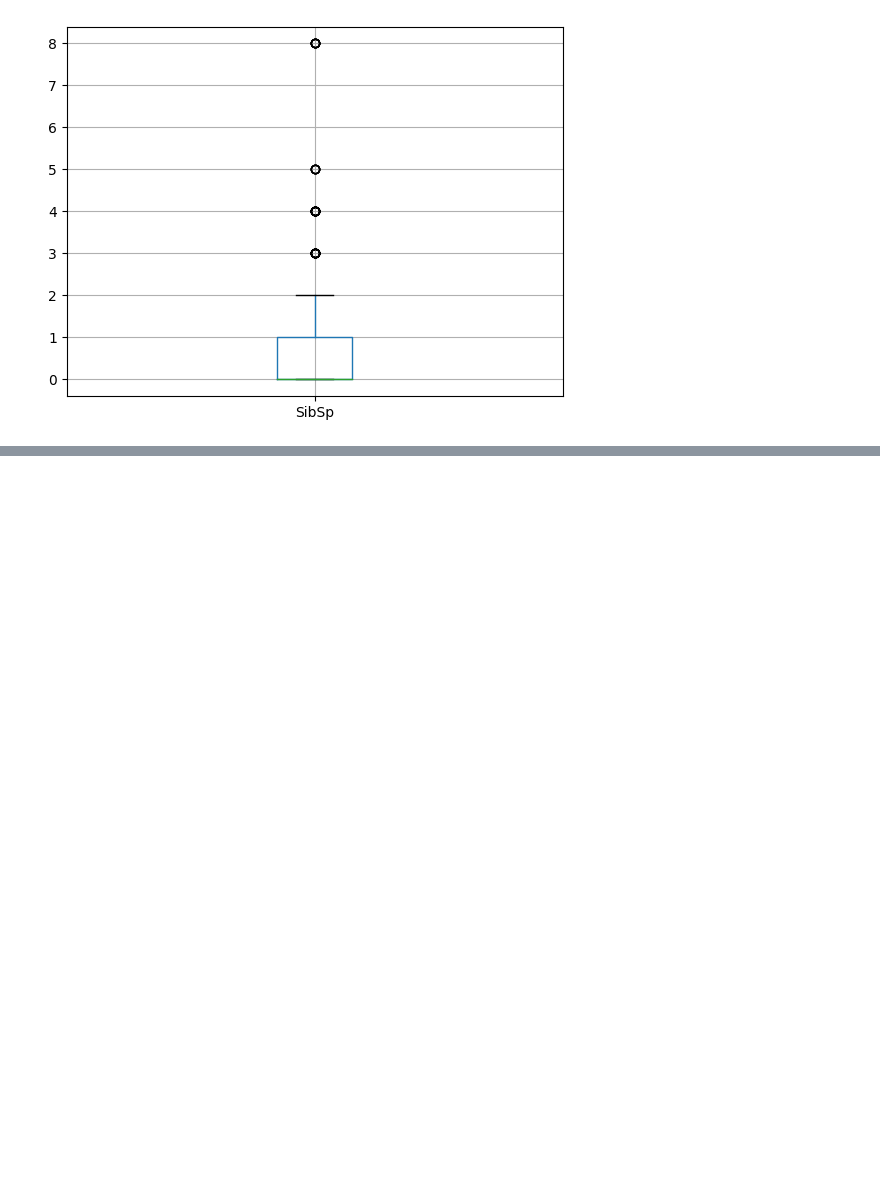
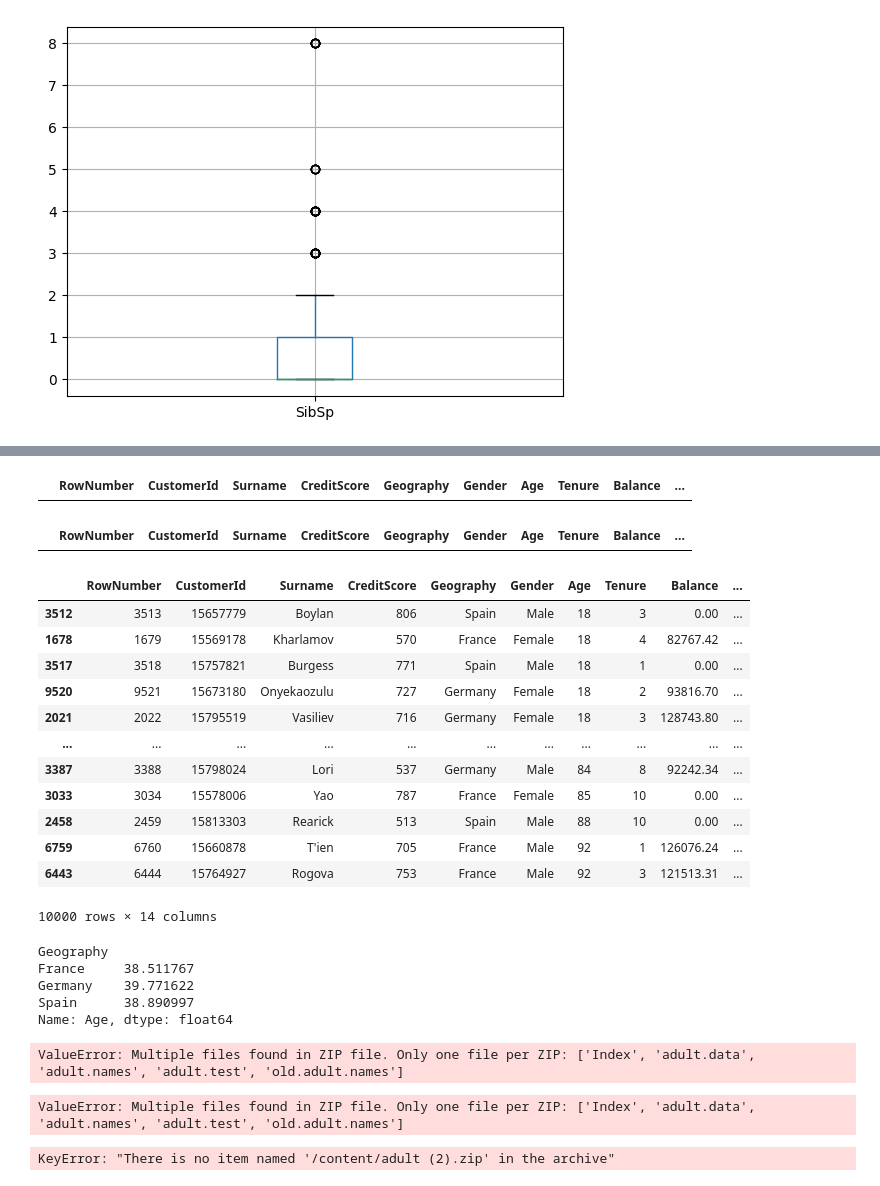
Before and after one commit to kalki81000/python, a Jupyter notebook: Untitled13.ipynb, the cells around one changed output, grey strips where cells are left out. Saved outputs shown, nothing was run; the diff lists cells and outputs as text; code cells hidden in the pictures; blank space fills up the shorter version.

```diff
--- a/Untitled13.ipynb
+++ b/Untitled13.ipynb
@@ -966,0 +1036,64 @@ df2.boxplot('SibSp')
+# %%
+data = df[(['Geography'] == 'France') & (df['Gender'] == 'Male')]
+data.head()
+# %% [output]
+|  | RowNumber | CustomerId | Surname | CreditScore | Geography | Gender | Age | Tenure | Balance | ... |
+# %%
+data
+# %% [output]
+|  | RowNumber | CustomerId | Surname | CreditScore | Geography | Gender | Age | Tenure | Balance | ... |
+# %%
+df.sort_values('Age')
+# %% [output]
+|  | RowNumber | CustomerId | Surname | CreditScore | Geography | Gender | Age | Tenure | Balance | ... |
+| 3512 | 3513 | 15657779 | Boylan | 806 | Spain | Male | 18 | 3 | 0.00 | ... |
+| 1678 | 1679 | 15569178 | Kharlamov | 570 | France | Female | 18 | 4 | 82767.42 | ... |
+| 3517 | 3518 | 15757821 | Burgess | 771 | Spain | Male | 18 | 1 | 0.00 | ... |
+| 9520 | 9521 | 15673180 | Onyekaozulu | 727 | Germany | Female | 18 | 2 | 93816.70 | ... |
+| 2021 | 2022 | 15795519 | Vasiliev | 716 | Germany | Female | 18 | 3 | 128743.80 | ... |
+| ... | ... | ... | ... | ... | ... | ... | ... | ... | ... | ... |
+| 3387 | 3388 | 15798024 | Lori | 537 | Germany | Male | 84 | 8 | 92242.34 | ... |
+| 3033 | 3034 | 15578006 | Yao | 787 | France | Female | 85 | 10 | 0.00 | ... |
+| 2458 | 2459 | 15813303 | Rearick | 513 | Spain | Male | 88 | 10 | 0.00 | ... |
+| 6759 | 6760 | 15660878 | T'ien | 705 | France | Male | 92 | 1 | 126076.24 | ... |
+| 6443 | 6444 | 15764927 | Rogova | 753 | France | Male | 92 | 3 | 121513.31 | ... |
+10000 rows × 14 columns
+# %%
+df.groupby('Geography')['Age'].agg('mean')
+# %% [output]
+Geography
+France     38.511767
+Germany    39.771622
+Spain      38.890997
+Name: Age, dtype: float64
+# %%
+df2=pd.read_csv("/content/adult (2).zip")
+# %% [output]
+ValueError: Multiple files found in ZIP file. Only one file per ZIP: ['Index', 'adult.data', 'adult.names', 'adult.test', 'old.adult.names']
+# %%
+# import required modules
+import zipfile
+import pandas as pd
+
+# read the dataset using the compression zip
+df= pd.read_csv('/content/adult (2).zip',compression='zip')
+
+# display dataset
+print(df.head())
+# %% [output]
+ValueError: Multiple files found in ZIP file. Only one file per ZIP: ['Index', 'adult.data', 'adult.names', 'adult.test', 'old.adult.names']
+# %%
+
+
+import zipfile
+import pandas as pd
+
+# open zipped dataset
+with zipfile.ZipFile('/content/adult (2).zip') as z:
+   # open the csv file in the dataset
+   with z.open("/content/adult (2).zip") as f:
+
+      # read the dataset
+      train = pd.read_csv(f)
+# %% [output]
+KeyError: "There is no item named '/content/adult (2).zip' in the archive"
```
Also changed, not shown: parts of 16 cells of this notebook.
